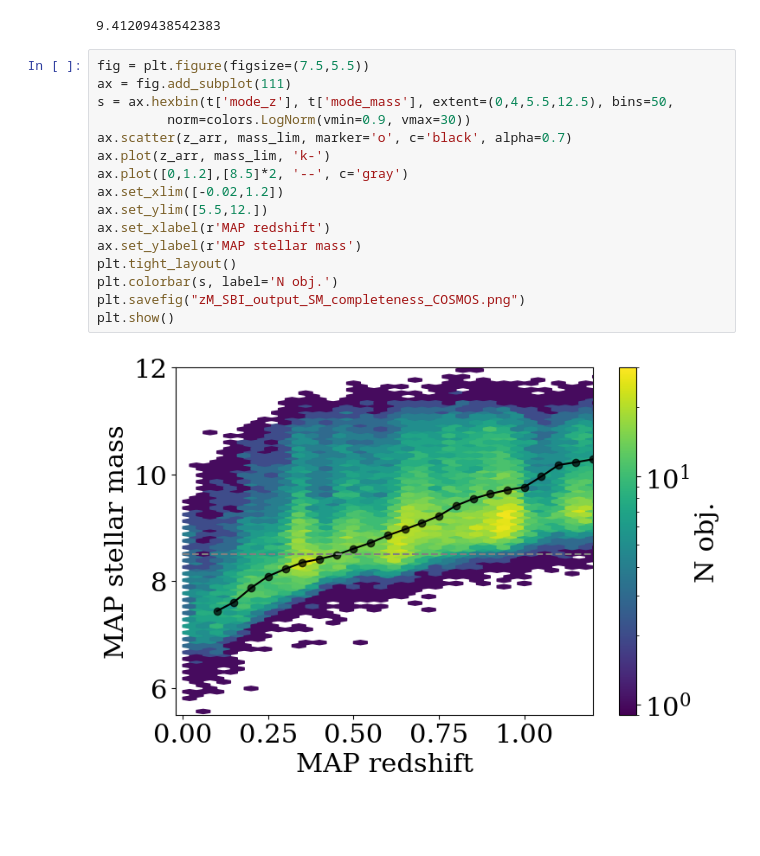
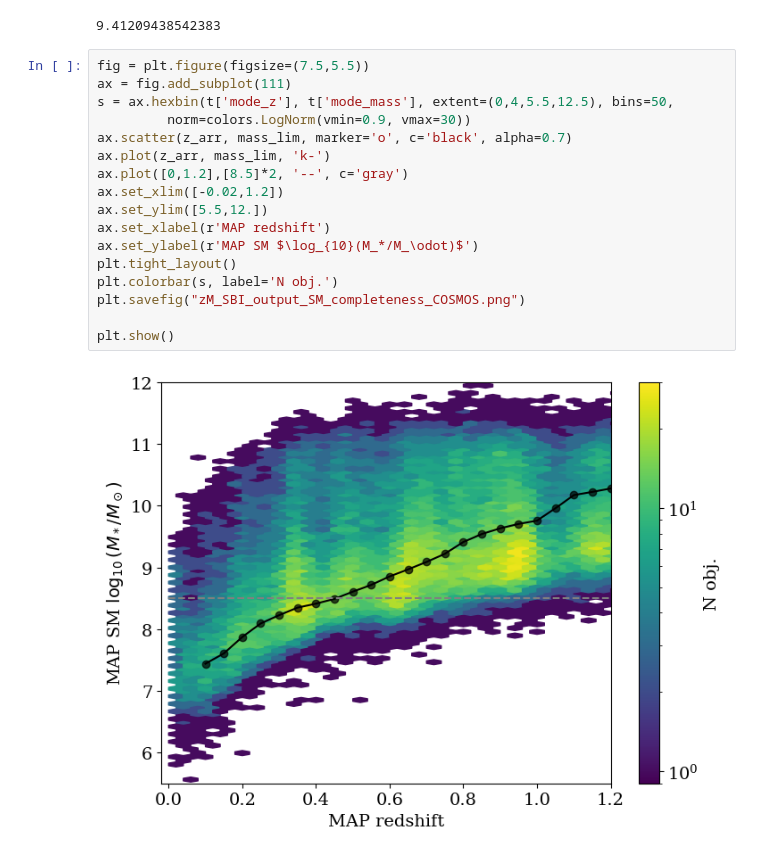
Before and after one commit to OtiliaIrina/Master_Thesis, a Jupyter notebook: New code/mass_completeness.ipynb, the cells around one changed output. Saved outputs shown, nothing was run; the diff lists cells and outputs as text; blank space fills up the shorter version.

```diff
--- a/New code/mass_completeness.ipynb
+++ b/New code/mass_completeness.ipynb
@@ -130,18 +130,19 @@ print(mass_lim[(z_arr>=0.8)][0])
 # %%
 fig = plt.figure(figsize=(7.5,5.5))
 ax = fig.add_subplot(111)
 s = ax.hexbin(t['mode_z'], t['mode_mass'], extent=(0,4,5.5,12.5), bins=50,
          norm=colors.LogNorm(vmin=0.9, vmax=30))
 ax.scatter(z_arr, mass_lim, marker='o', c='black', alpha=0.7)
 ax.plot(z_arr, mass_lim, 'k-')
 ax.plot([0,1.2],[8.5]*2, '--', c='gray')
 ax.set_xlim([-0.02,1.2])
 ax.set_ylim([5.5,12.])
 ax.set_xlabel(r'MAP redshift')
-ax.set_ylabel(r'MAP stellar mass')
+ax.set_ylabel(r'MAP SM $\log_{10}(M_*/M_\odot)$')
 plt.tight_layout()
 plt.colorbar(s, label='N obj.')
 plt.savefig("zM_SBI_output_SM_completeness_COSMOS.png")
+
 plt.show()
 # %% [output]
-[figure, old version]
+[figure, new version]
```
Also changed, not shown: parts of 3 cells of this notebook, 4 other files.
